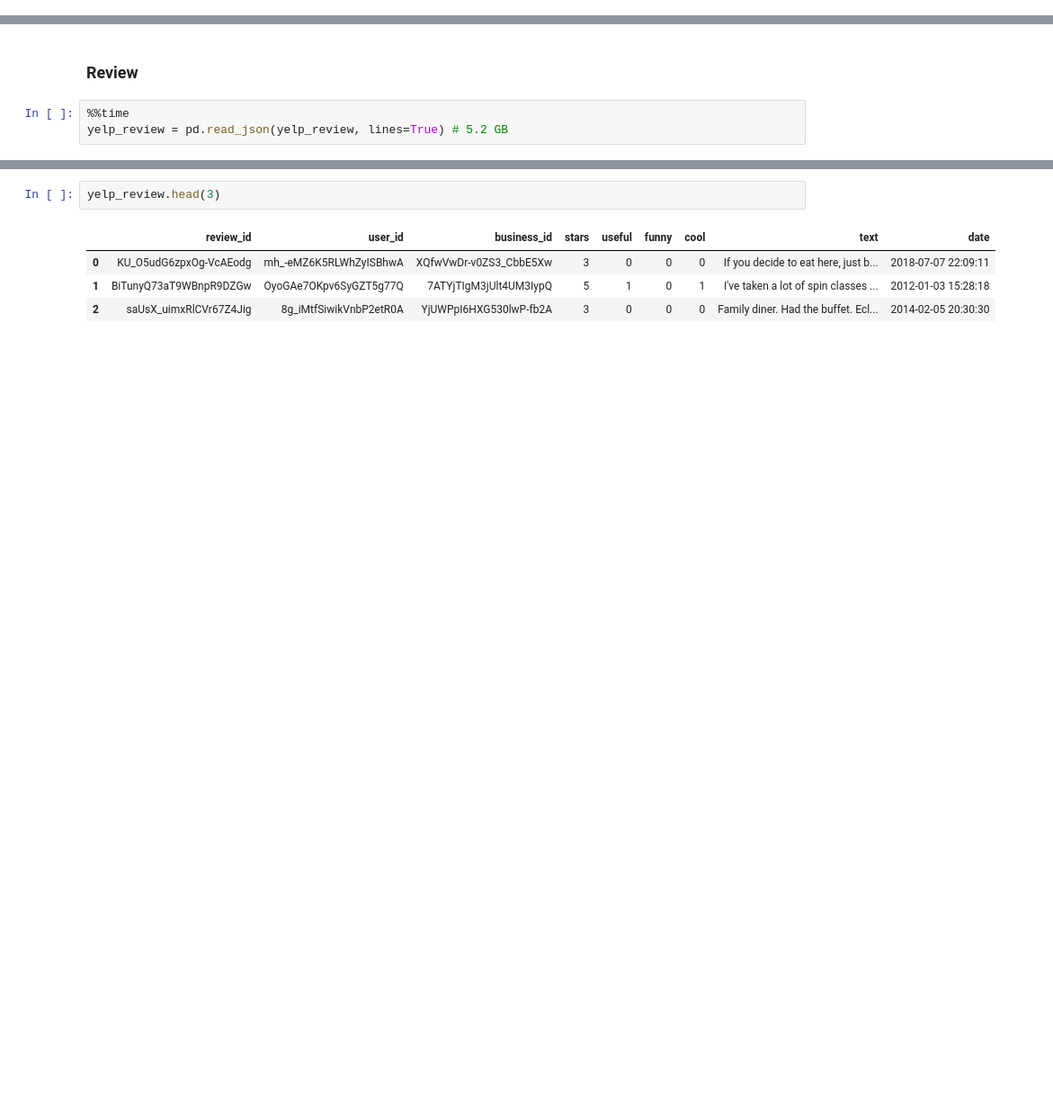
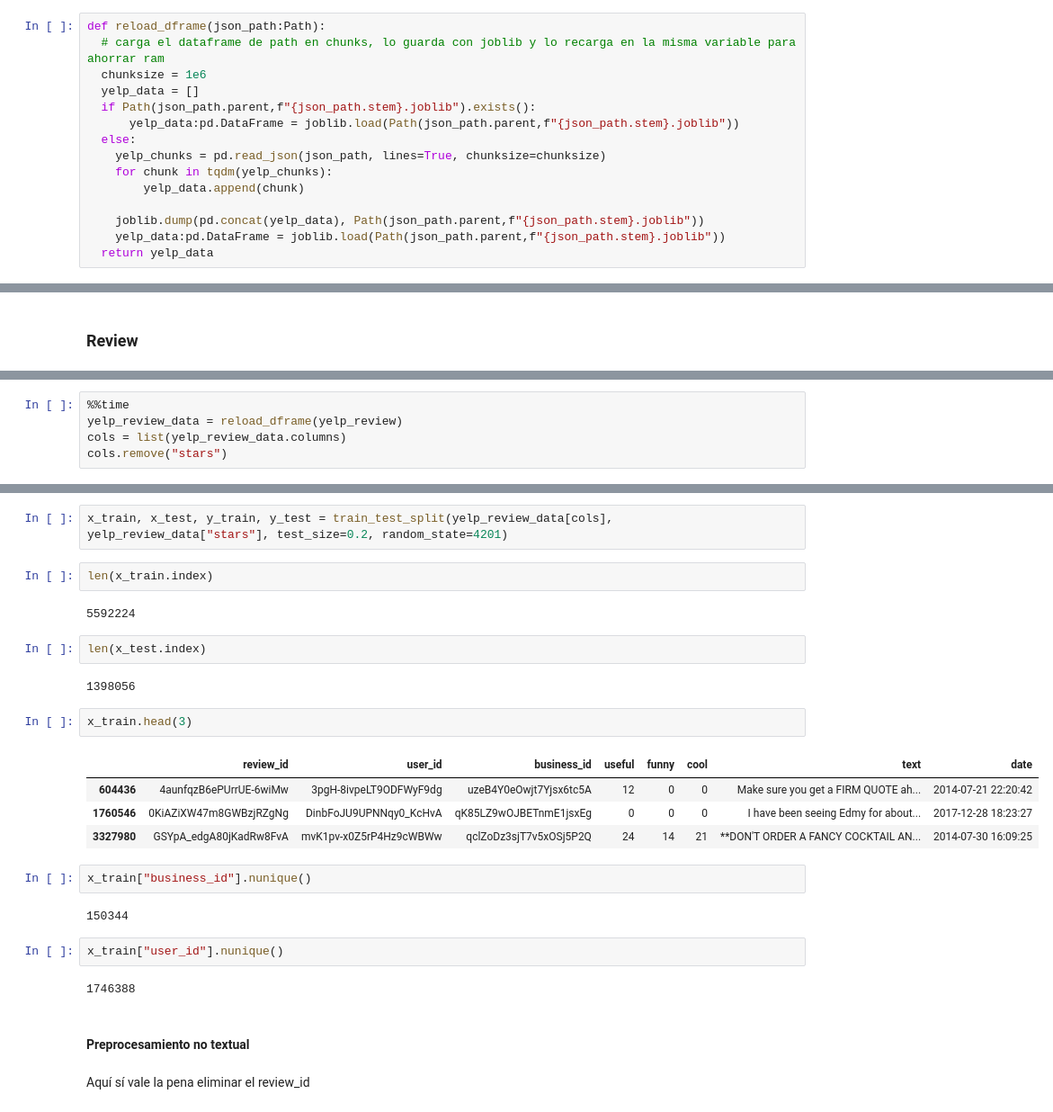
Before and after one commit to a-garcia13/taller2sisrec, a Jupyter notebook: Taller_2_SISrec.ipynb, the cells around one changed output, grey strips where cells are left out. Shown: that part at 90% size. Drawn from its saved outputs; the diff is of its cells as text; blank space fills up the shorter version.

```diff
--- a/Taller_2_SISrec.ipynb
+++ b/Taller_2_SISrec.ipynb
@@ -80,3 +98,18 @@ yelp_review = Path(yelp_path , "yelp_academic_dataset_review.json")
+# %%
+def reload_dframe(json_path:Path):
+  # carga el dataframe de path en chunks, lo guarda con joblib y lo recarga en la misma variable para ahorrar ram
+  chunksize = 1e6
+  yelp_data = []
+  if Path(json_path.parent,f"{json_path.stem}.joblib").exists():
+      yelp_data:pd.DataFrame = joblib.load(Path(json_path.parent,f"{json_path.stem}.joblib"))
+  else:
+    yelp_chunks = pd.read_json(json_path, lines=True, chunksize=chunksize)
+    for chunk in tqdm(yelp_chunks):
+        yelp_data.append(chunk)
+
+    joblib.dump(pd.concat(yelp_data), Path(json_path.parent,f"{json_path.stem}.joblib"))
+    yelp_data:pd.DataFrame = joblib.load(Path(json_path.parent,f"{json_path.stem}.joblib"))
+  return yelp_data
 # %% [markdown]
 ### Business
 # %%
@@ -326,5 +631,2 @@ yelp_user.head(3)
 # %% [markdown]
 ### Review
-# %%
-%%time
-yelp_review = pd.read_json(yelp_review, lines=True) # 5.2 GB
@@ -333,0 +635,5 @@ Wall time: 10min 24s
+# %%
+%%time
+yelp_review_data = reload_dframe(yelp_review)
+cols = list(yelp_review_data.columns)
+cols.remove("stars")
@@ -334,7 +643,29 @@ Wall time: 10min 24s
+# %%
+x_train, x_test, y_train, y_test = train_test_split(yelp_review_data[cols], yelp_review_data["stars"], test_size=0.2, random_state=4201)
+# %%
+len(x_train.index)
+# %% [output]
+5592224
+# %%
+len(x_test.index)
+# %% [output]
+1398056
 # %%
-yelp_review.head(3)
+x_train.head(3)
 # %% [output]
-|  | review_id | user_id | business_id | stars | useful | funny | cool | text | date |
-| 0 | KU_O5udG6zpxOg-VcAEodg | mh_-eMZ6K5RLWhZyISBhwA | XQfwVwDr-v0ZS3_CbbE5Xw | 3 | 0 | 0 | 0 | If you decide to eat here, just b... | 2018-07-07 22:09:11 |
-| 1 | BiTunyQ73aT9WBnpR9DZGw | OyoGAe7OKpv6SyGZT5g77Q | 7ATYjTIgM3jUlt4UM3IypQ | 5 | 1 | 0 | 1 | I've taken a lot of spin classes ... | 2012-01-03 15:28:18 |
-| 2 | saUsX_uimxRlCVr67Z4Jig | 8g_iMtfSiwikVnbP2etR0A | YjUWPpI6HXG530lwP-fb2A | 3 | 0 | 0 | 0 | Family diner. Had the buffet. Ecl... | 2014-02-05 20:30:30 |
+|  | review_id | user_id | business_id | useful | funny | cool | text | date |
+| 604436 | 4aunfqzB6ePUrrUE-6wiMw | 3pgH-8ivpeLT9ODFWyF9dg | uzeB4Y0eOwjt7Yjsx6tc5A | 12 | 0 | 0 | Make sure you get a FIRM QUOTE ah... | 2014-07-21 22:20:42 |
+| 1760546 | 0KiAZiXW47m8GWBzjRZgNg | DinbFoJU9UPNNqy0_KcHvA | qK85LZ9wOJBETnmE1jsxEg | 0 | 0 | 0 | I have been seeing Edmy for about... | 2017-12-28 18:23:27 |
+| 3327980 | GSYpA_edgA80jKadRw8FvA | mvK1pv-x0Z5rP4Hz9cWBWw | qclZoDz3sjT7v5xOSj5P2Q | 24 | 14 | 21 | **DON'T ORDER A FANCY COCKTAIL AN... | 2014-07-30 16:09:25 |
+# %%
+x_train["business_id"].nunique()
+# %% [output]
+150344
+# %%
+x_train["user_id"].nunique()
+# %% [output]
+1746388
+# %% [markdown]
+#### Preprocesamiento no textual
+# %% [markdown]
+Aquí sí vale la pena eliminar el review_id
```
Also changed, not shown: parts of 121 cells of this notebook, 1 other file.
